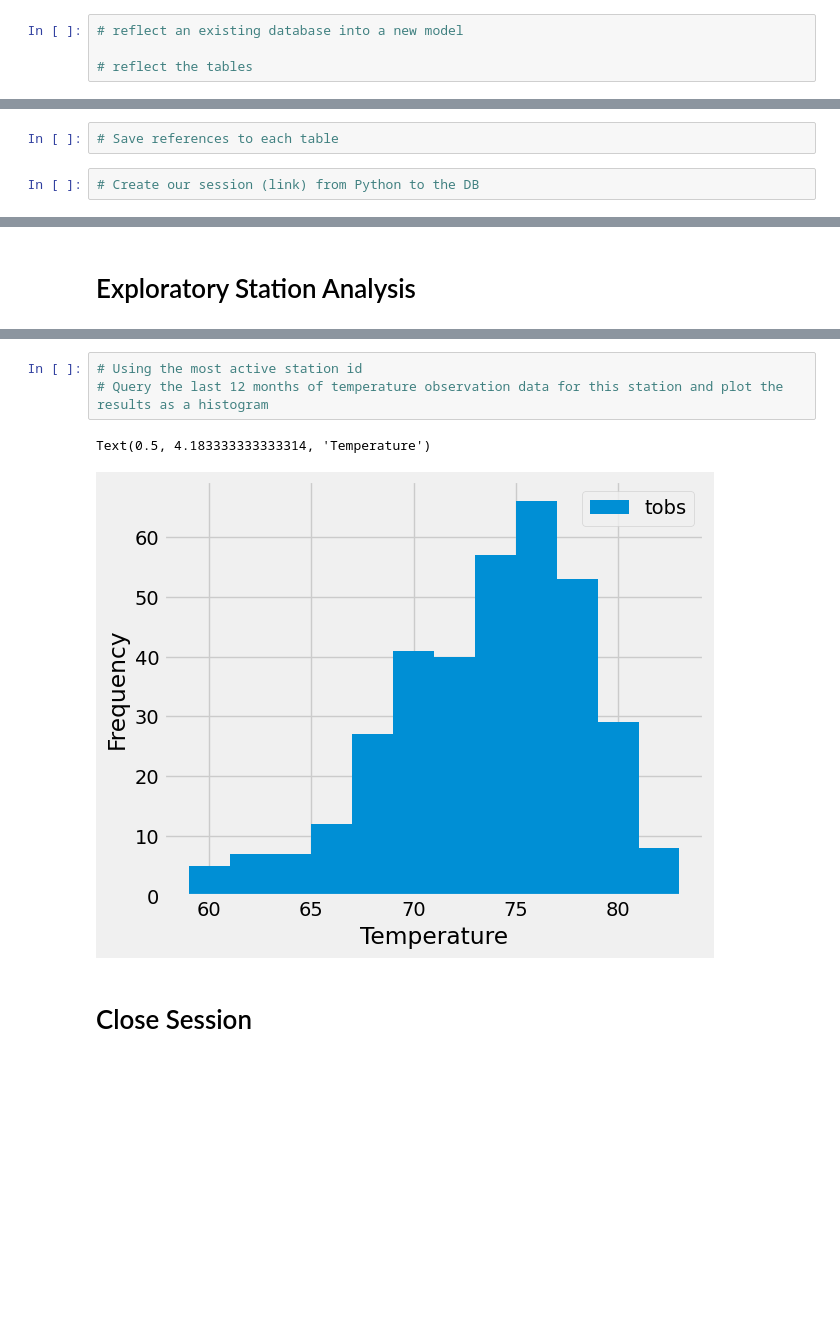
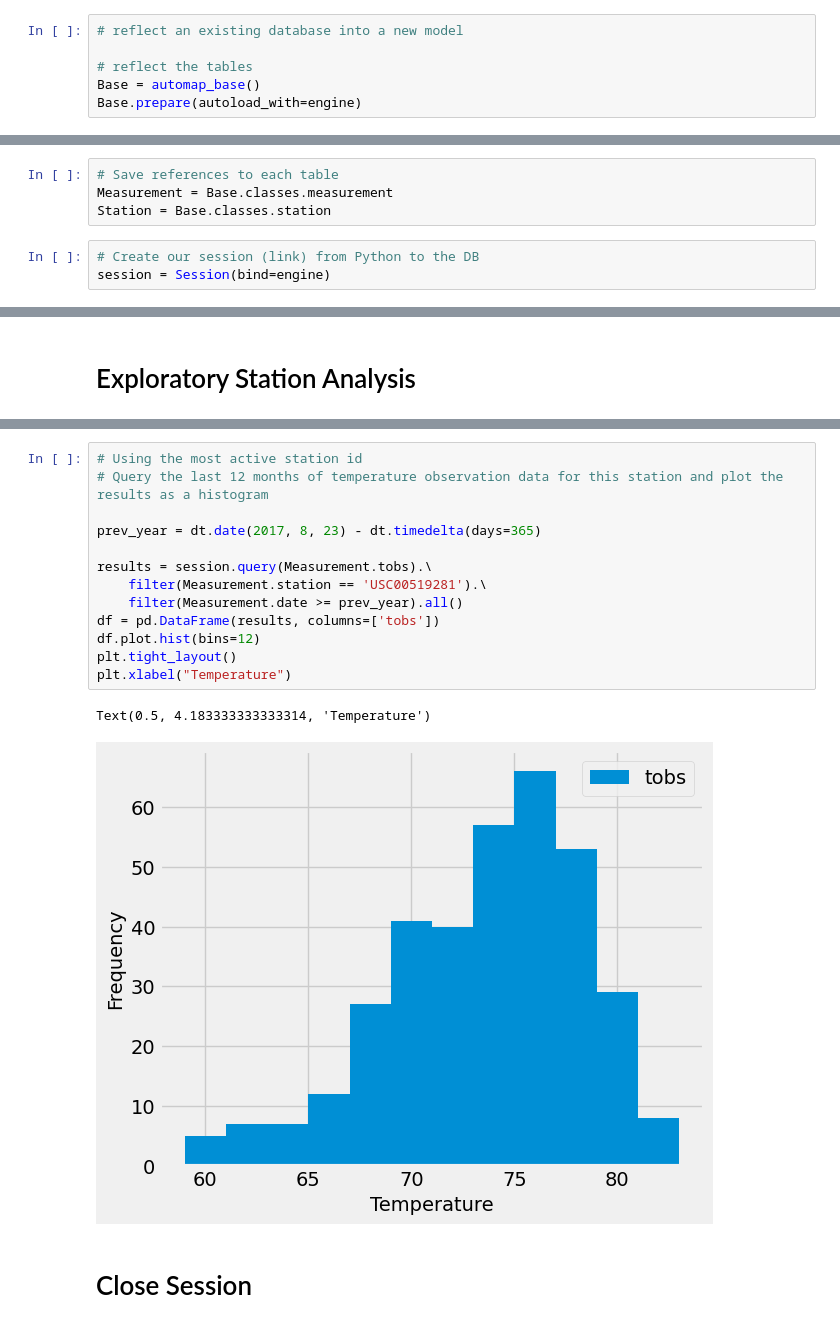
Before and after one commit to sarabk91/sqlalchemy-challenge, a Jupyter notebook: SurfsUp/climate_starter.ipynb, the cells around one changed output, grey strips where cells are left out. Drawn from its saved outputs; the diff is of its cells as text; blank space fills up the shorter version.

```diff
--- a/SurfsUp/climate_starter.ipynb
+++ b/SurfsUp/climate_starter.ipynb
@@ -29,5 +23,7 @@ NameError: name 'create_engine' is not defined
 # reflect an existing database into a new model
 
 # reflect the tables
+Base = automap_base()
+Base.prepare(autoload_with=engine)
 # %%
 # View all of the classes that automap found
@@ -35,8 +32,11 @@ NameError: name 'create_engine' is not defined
 ['measurement', 'station']
 # %%
 # Save references to each table
+Measurement = Base.classes.measurement
+Station = Base.classes.station
 # %%
 # Create our session (link) from Python to the DB
+session = Session(bind=engine)
 # %% [markdown]
 # Exploratory Precipitation Analysis
 # %%
@@ -101,9 +150,19 @@ Text(0, 0.5, 'Inches')
 # %%
 # Using the most active station id
 # Query the last 12 months of temperature observation data for this station and plot the results as a histogram
+
+prev_year = dt.date(2017, 8, 23) - dt.timedelta(days=365)
+
+results = session.query(Measurement.tobs).\
+    filter(Measurement.station == 'USC00519281').\
+    filter(Measurement.date >= prev_year).all()
+df = pd.DataFrame(results, columns=['tobs'])
+df.plot.hist(bins=12)
+plt.tight_layout()
+plt.xlabel("Temperature")
 # %% [output]
 Text(0.5, 4.183333333333314, 'Temperature')
-[figure, old version]
+[figure, new version]
 # %% [markdown]
 # Close Session
 # %%
```
Also changed, not shown: parts of 13 cells of this notebook, 1 other file.
